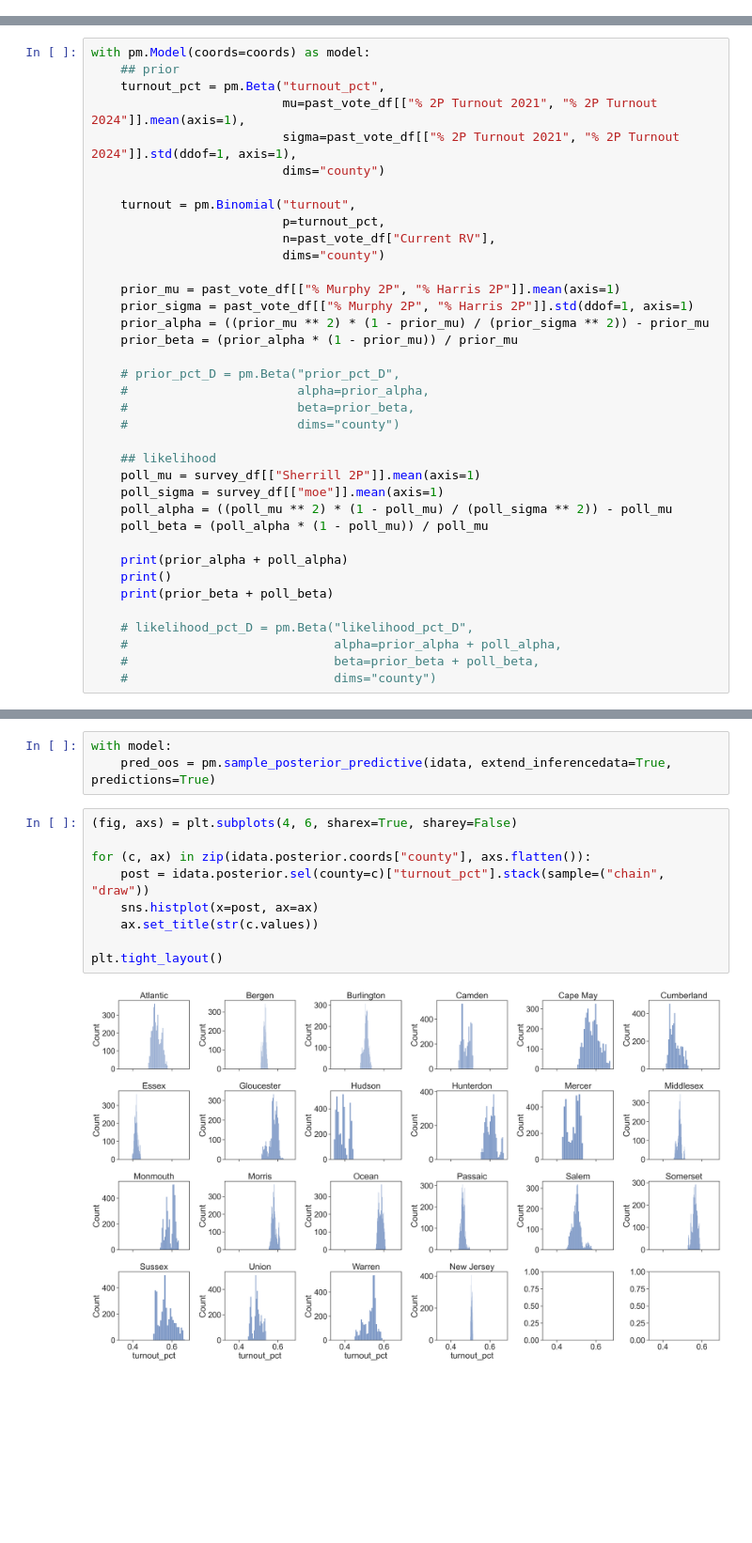
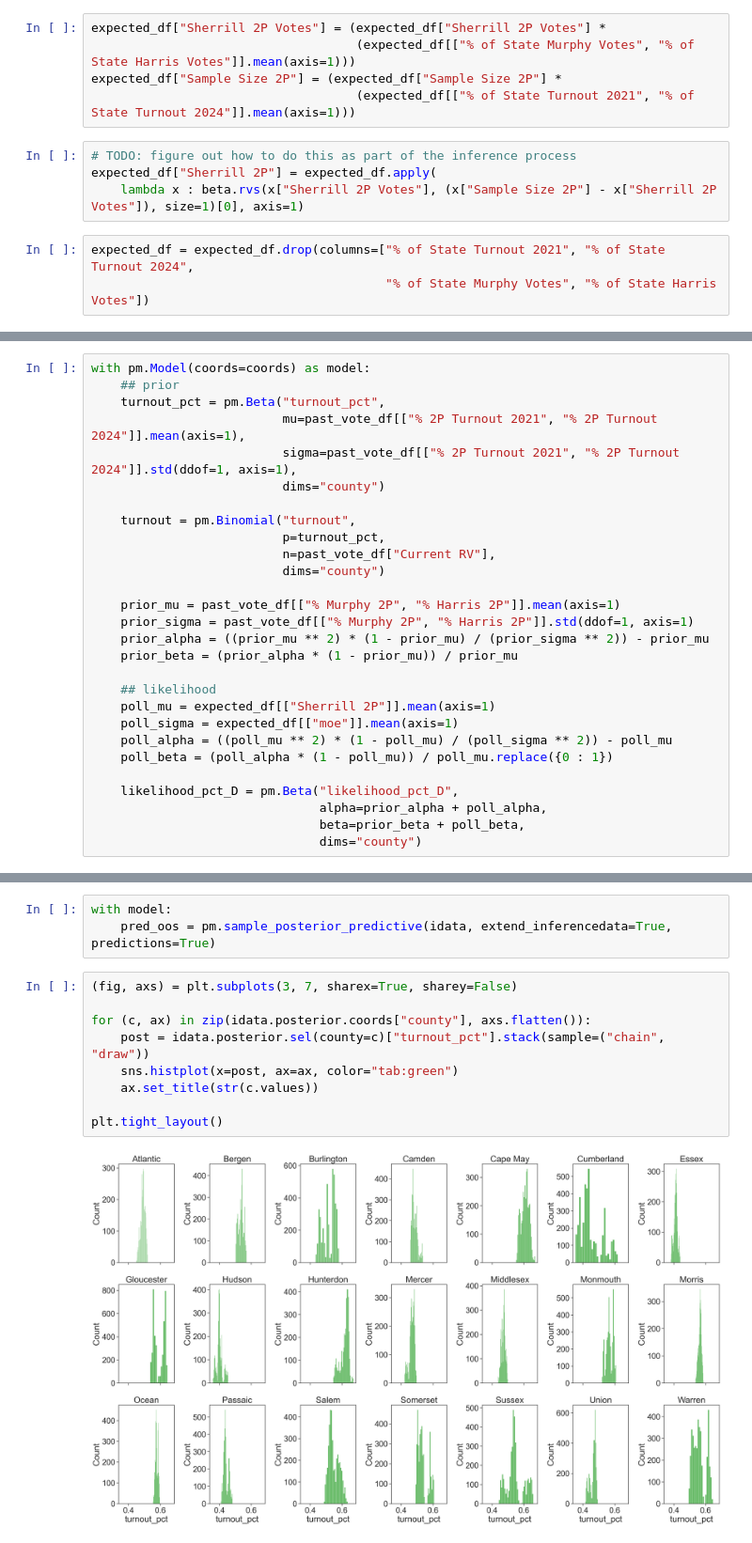
Before and after one commit to dmnapolitano/nj-governor, a Jupyter notebook: NJ Governor 2025 GE.ipynb, the cells around one changed output, grey strips where cells are left out. Shown at 94% size. Cells and saved outputs as stored; diff of their text form; blank space fills up the shorter version.

Commit message:
Doing a lot with one poll lol:

```diff
--- a/NJ Governor 2025 GE.ipynb
+++ b/NJ Governor 2025 GE.ipynb
@@ -58,0 +120,12 @@ survey_df
+# %%
+expected_df["Sherrill 2P Votes"] = (expected_df["Sherrill 2P Votes"] *
+                                    (expected_df[["% of State Murphy Votes", "% of State Harris Votes"]].mean(axis=1)))
+expected_df["Sample Size 2P"] = (expected_df["Sample Size 2P"] *
+                                    (expected_df[["% of State Turnout 2021", "% of State Turnout 2024"]].mean(axis=1)))
+# %%
+# TODO: figure out how to do this as part of the inference process
+expected_df["Sherrill 2P"] = expected_df.apply(
+    lambda x : beta.rvs(x["Sherrill 2P Votes"], (x["Sample Size 2P"] - x["Sherrill 2P Votes"]), size=1)[0], axis=1)
+# %%
+expected_df = expected_df.drop(columns=["% of State Turnout 2021", "% of State Turnout 2024",
+                                        "% of State Murphy Votes", "% of State Harris Votes"])
@@ -80,22 +173,13 @@ with pm.Model(coords=coords) as model:
     prior_alpha = ((prior_mu ** 2) * (1 - prior_mu) / (prior_sigma ** 2)) - prior_mu
     prior_beta = (prior_alpha * (1 - prior_mu)) / prior_mu
 
-    # prior_pct_D = pm.Beta("prior_pct_D",
-    #                       alpha=prior_alpha,
-    #                       beta=prior_beta,
-    #                       dims="county")
+    ## likelihood
+    poll_mu = expected_df[["Sherrill 2P"]].mean(axis=1)
+    poll_sigma = expected_df[["moe"]].mean(axis=1)
+    poll_alpha = ((poll_mu ** 2) * (1 - poll_mu) / (poll_sigma ** 2)) - poll_mu
+    poll_beta = (poll_alpha * (1 - poll_mu)) / poll_mu.replace({0 : 1})
 
-    ## likelihood
-    poll_mu = survey_df[["Sherrill 2P"]].mean(axis=1)
-    poll_sigma = survey_df[["moe"]].mean(axis=1)
-    poll_alpha = ((poll_mu ** 2) * (1 - poll_mu) / (poll_sigma ** 2)) - poll_mu
-    poll_beta = (poll_alpha * (1 - poll_mu)) / poll_mu
-
-    print(prior_alpha + poll_alpha)
-    print()
-    print(prior_beta + poll_beta)
-
-    # likelihood_pct_D = pm.Beta("likelihood_pct_D",
-    #                            alpha=prior_alpha + poll_alpha,
-    #                            beta=prior_beta + poll_beta,
-    #                            dims="county")
+    likelihood_pct_D = pm.Beta("likelihood_pct_D",
+                               alpha=prior_alpha + poll_alpha,
+                               beta=prior_beta + poll_beta,
+                               dims="county")
@@ -137,16 +205,16 @@ plt.tight_layout()
 with model:
     pred_oos = pm.sample_posterior_predictive(idata, extend_inferencedata=True, predictions=True)
 # %%
-(fig, axs) = plt.subplots(4, 6, sharex=True, sharey=False)
+(fig, axs) = plt.subplots(3, 7, sharex=True, sharey=False)
 
 for (c, ax) in zip(idata.posterior.coords["county"], axs.flatten()):
     post = idata.posterior.sel(county=c)["turnout_pct"].stack(sample=("chain", "draw"))
-    sns.histplot(x=post, ax=ax)
+    sns.histplot(x=post, ax=ax, color="tab:green")
     ax.set_title(str(c.values))
 
 plt.tight_layout()
 # %% [output]
-[figure, old version]
+[figure, new version]
 # %%
 rows = []
 for c in idata.posterior.coords["county"]:
```
Also changed, not shown: parts of 18 cells of this notebook.
